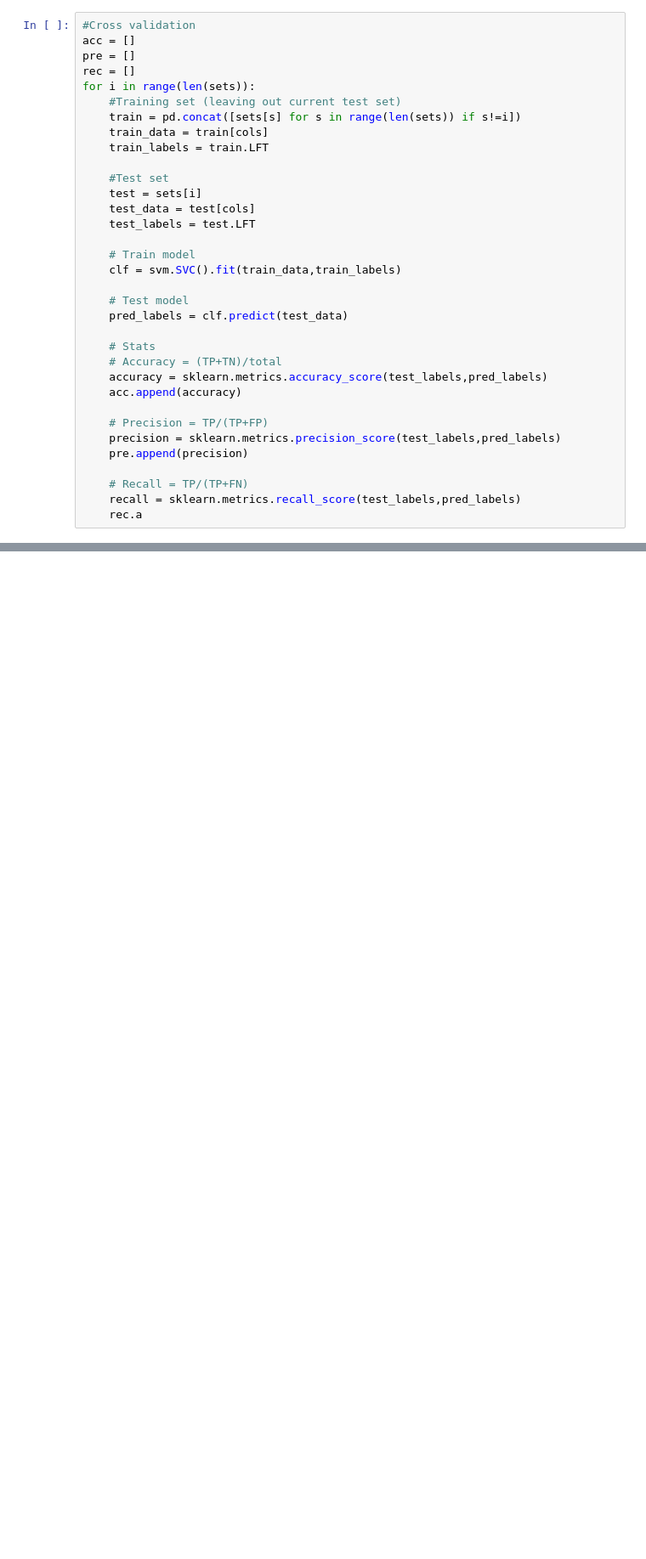
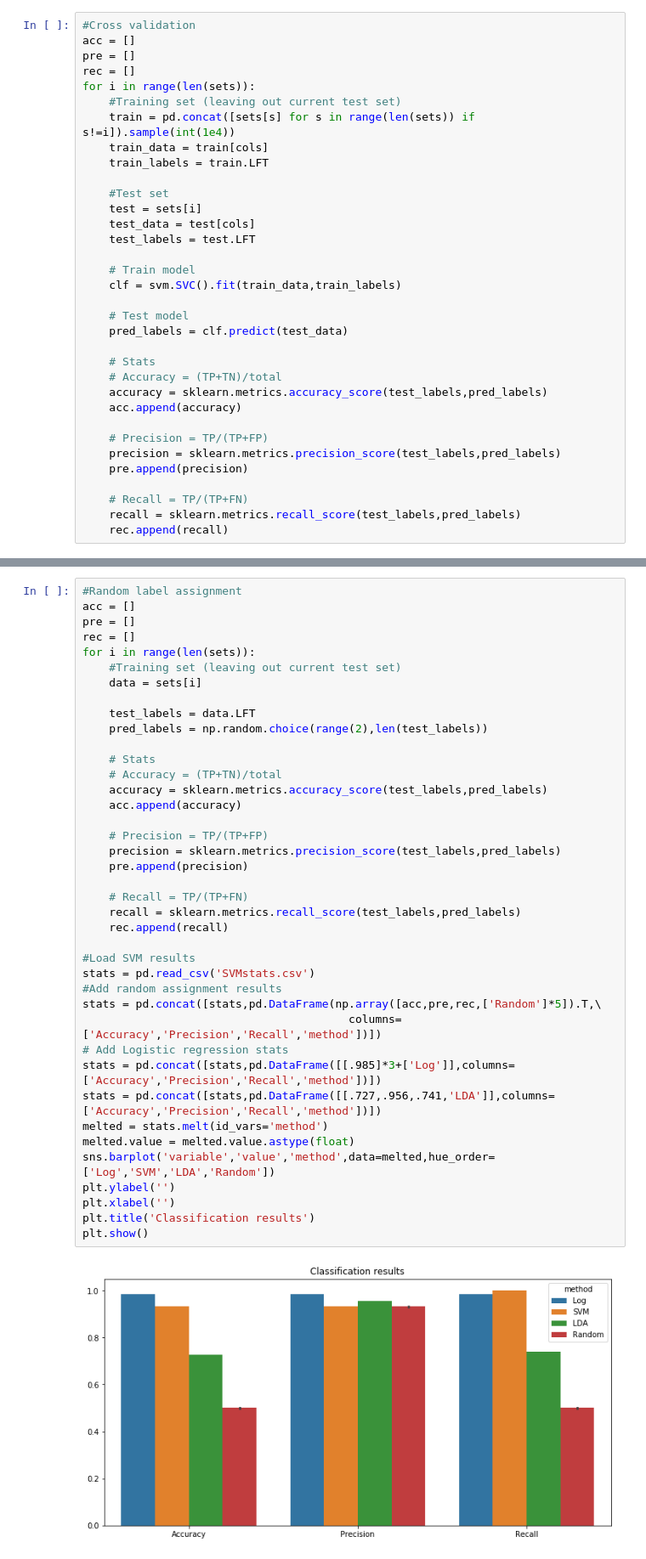
Before and after one commit to michaelsilverstein/CS542---SICK-1, a Jupyter notebook: full dataset analysis.ipynb, the cells around one changed output, grey strips where cells are left out. Shown: that part at 85% size. Drawn from its saved outputs; the diff is of its cells as text; blank space fills up the shorter version.

Commit message:
Plotted classification results

```diff
--- a/full dataset analysis.ipynb
+++ b/full dataset analysis.ipynb
@@ -89,7 +92,7 @@ pre = []
 rec = []
 for i in range(len(sets)):
     #Training set (leaving out current test set)
-    train = pd.concat([sets[s] for s in range(len(sets)) if s!=i])
+    train = pd.concat([sets[s] for s in range(len(sets)) if s!=i]).sample(int(1e4))
     train_data = train[cols]
     train_labels = train.LFT
 
@@ -115,4 +118,4 @@ for i in range(len(sets)):
 
     # Recall = TP/(TP+FN)
     recall = sklearn.metrics.recall_score(test_labels,pred_labels)
-    rec.a
+    rec.append(recall)
@@ -120,0 +146,42 @@ acc
+# %%
+#Random label assignment
+acc = []
+pre = []
+rec = []
+for i in range(len(sets)):
+    #Training set (leaving out current test set)
+    data = sets[i]
+
+    test_labels = data.LFT
+    pred_labels = np.random.choice(range(2),len(test_labels))
+
+    # Stats
+    # Accuracy = (TP+TN)/total
+    accuracy = sklearn.metrics.accuracy_score(test_labels,pred_labels)
+    acc.append(accuracy)
+
+    # Precision = TP/(TP+FP)
+    precision = sklearn.metrics.precision_score(test_labels,pred_labels)
+    pre.append(precision)
+
+    # Recall = TP/(TP+FN)
+    recall = sklearn.metrics.recall_score(test_labels,pred_labels)
+    rec.append(recall)
+
+#Load SVM results
+stats = pd.read_csv('SVMstats.csv')
+#Add random assignment results
+stats = pd.concat([stats,pd.DataFrame(np.array([acc,pre,rec,['Random']*5]).T,\
+                                        columns=['Accuracy','Precision','Recall','method'])])
+# Add Logistic regression stats
+stats = pd.concat([stats,pd.DataFrame([[.985]*3+['Log']],columns=['Accuracy','Precision','Recall','method'])])
+stats = pd.concat([stats,pd.DataFrame([[.727,.956,.741,'LDA']],columns=['Accuracy','Precision','Recall','method'])])
+melted = stats.melt(id_vars='method')
+melted.value = melted.value.astype(float)
+sns.barplot('variable','value','method',data=melted,hue_order=['Log','SVM','LDA','Random'])
+plt.ylabel('')
+plt.xlabel('')
+plt.title('Classification results')
+plt.show()
+# %% [output]
+[figure, added]
```
Also changed, not shown: parts of 4 cells of this notebook.
